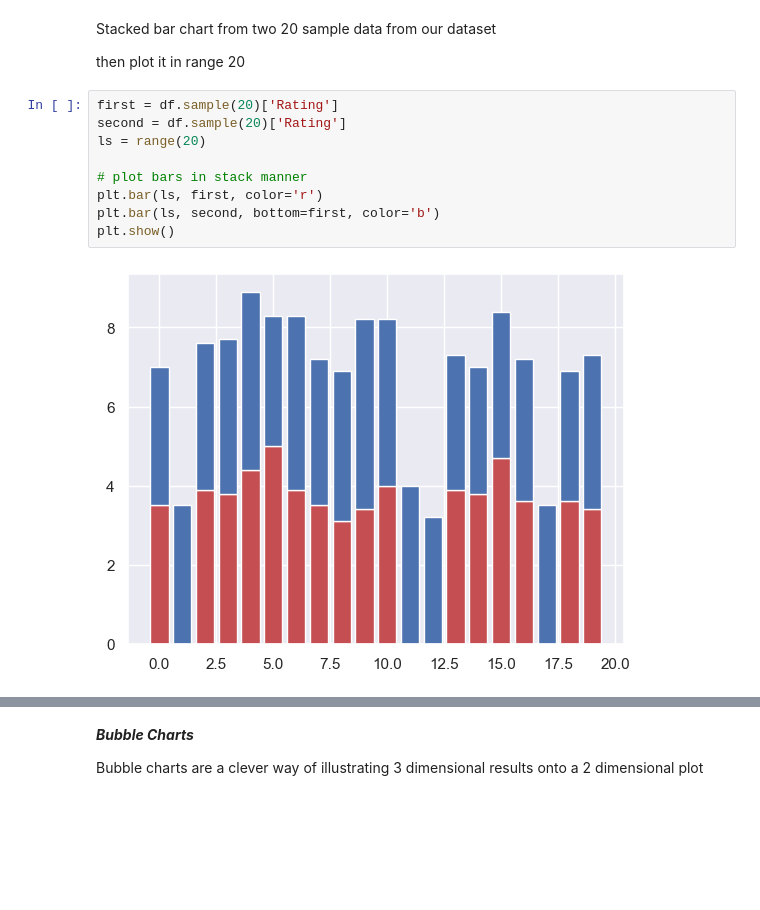
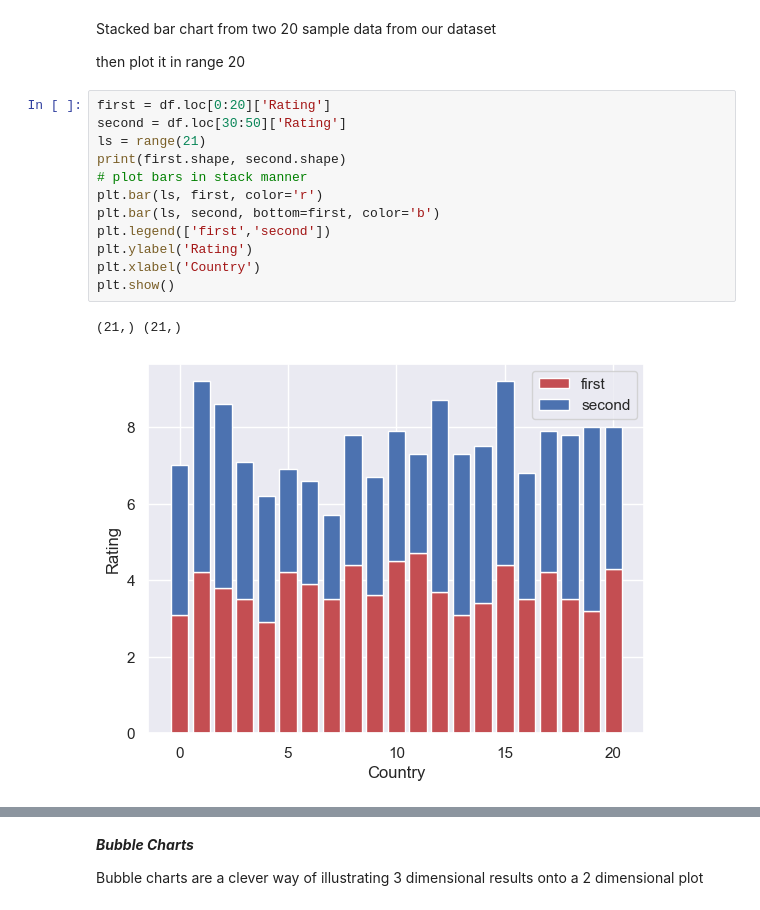
Before and after one commit to alizahedzadeh/Applied-Data-Science-Course-Assignments, a Jupyter notebook: assignments/Assignment 3 Data Visualization + Web-scraping/HW3_DataVisualization.ipynb, the cells around one changed output, grey strips where cells are left out. Cells and saved outputs as stored; diff of their text form; blank space fills up the shorter version.

```diff
--- a/assignments/Assignment 3 Data Visualization + Web-scraping/HW3_DataVisualization.ipynb
+++ b/assignments/Assignment 3 Data Visualization + Web-scraping/HW3_DataVisualization.ipynb
@@ -196,13 +196,17 @@ Stacked bar chart from two 20 sample data from our dataset
 
 then plot it in range 20
 # %%
-first = df.sample(20)['Rating']
-second = df.sample(20)['Rating']
-ls = range(20)
-
+first = df.loc[0:20]['Rating']
+second = df.loc[30:50]['Rating']
+ls = range(21)
+print(first.shape, second.shape)
 # plot bars in stack manner
 plt.bar(ls, first, color='r')
 plt.bar(ls, second, bottom=first, color='b')
+plt.legend(['first','second'])
+plt.ylabel('Rating')
+plt.xlabel('Country')
 plt.show()
 # %% [output]
+(21,) (21,)
-[figure, old version]
+[figure, new version]
```
Also changed, not shown: parts of 5 cells of this notebook, 1 other file.
